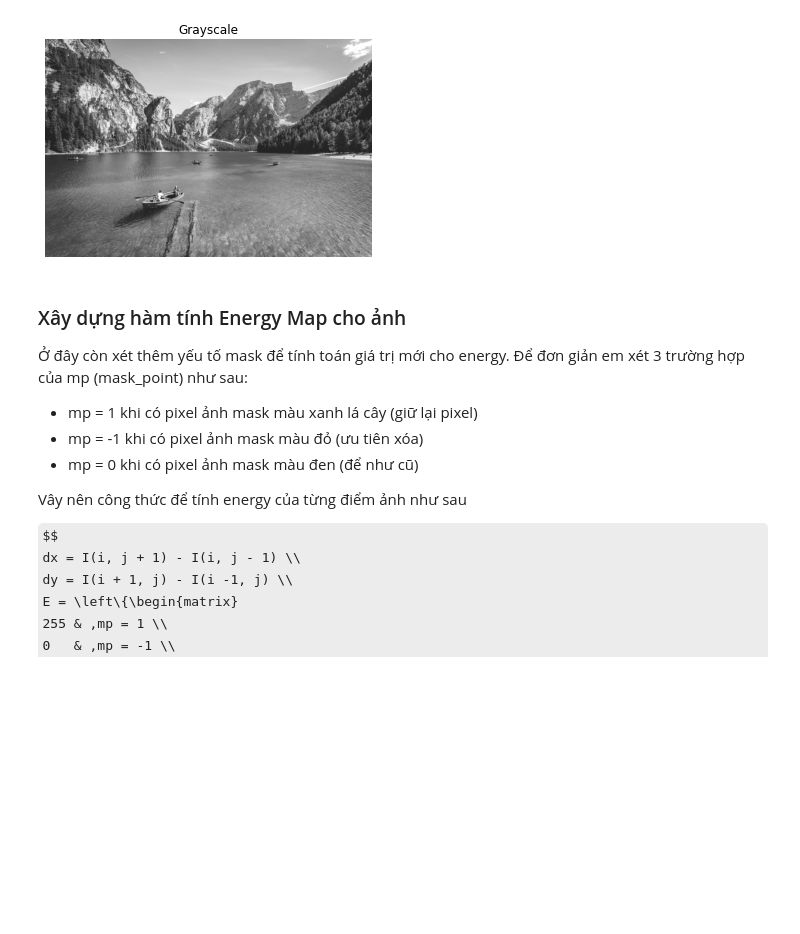
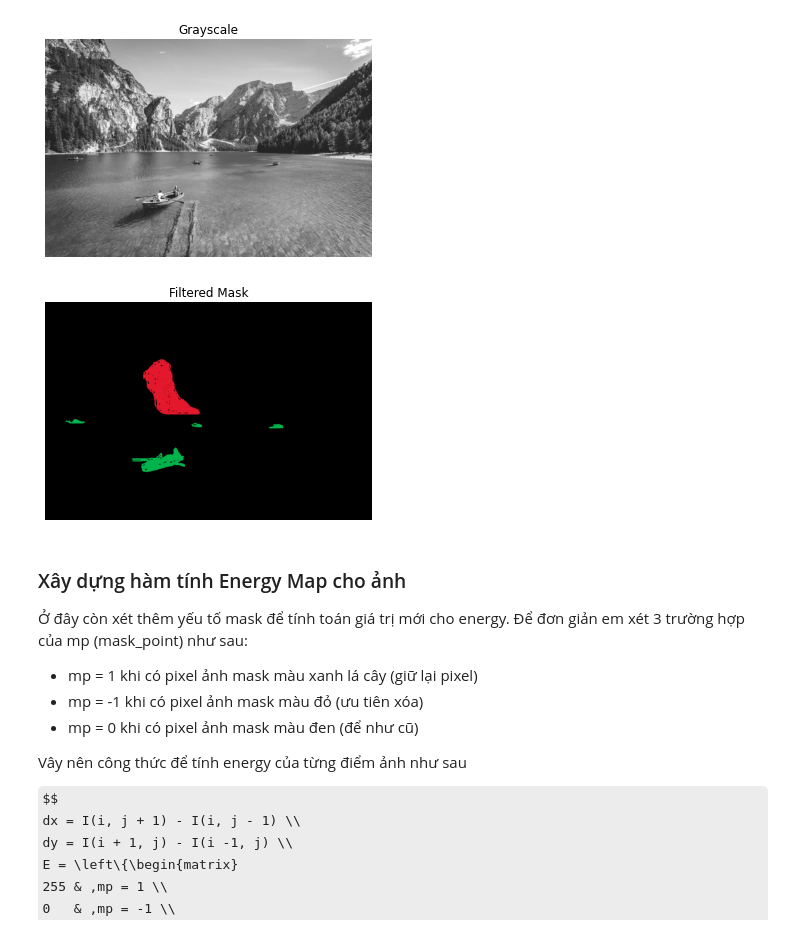
Before and after one commit to duyonix/Seam-Carving, a Jupyter notebook: Seam Carving Mask/Source.ipynb, the cells around one changed output. Cells and saved outputs as stored; diff of their text form; code cells hidden in the pictures; some formulas as TeX source; blank space fills up the shorter version.

```diff
--- a/Seam Carving Mask/Source.ipynb
+++ b/Seam Carving Mask/Source.ipynb
@@ -60,6 +61,33 @@ plt.axis("off")
 plt.imsave("grayscale.png", grayscale, cmap="gray")
 # %% [output]
 [figure]
+# %%
+# Lọc ảnh mask làm đen đi các phần không phải mask
+def check_color_mask(color):
+    return ((color[0] >= 0 and color[1] >= 180 and color[2] <= 75) or    # green
+            (color[0] >= 227 and color[1] <= 24 and color[2] <= 45))    # red
+
+def filter_mask(_mask):
+    pic = _mask.astype('float32')
+    width = pic.shape[1]
+    height = pic.shape[0]
+    new_mask = [[0 for _ in range(width)] for _ in range(height)]
+    for i in range(height):
+        for j in range(width):
+            if check_color_mask(pic[i][j]):
+                new_mask[i][j] = pic[i][j]
+            else:
+                new_mask[i][j] = np.asarray([0, 0, 0, 255])
+
+    return np.asarray(new_mask).astype('uint8')
+
+mask = filter_mask(mask)
+plt.imshow(mask)
+plt.title("Filtered Mask")
+plt.axis("off")
+plt.imsave("filtered_mask.png", mask)
+# %% [output]
+[figure, added]
 # %% [markdown]
 ### Xây dựng hàm tính Energy Map cho ảnh
 
```
Also changed, not shown: parts of 9 cells of this notebook, 6 other files.
